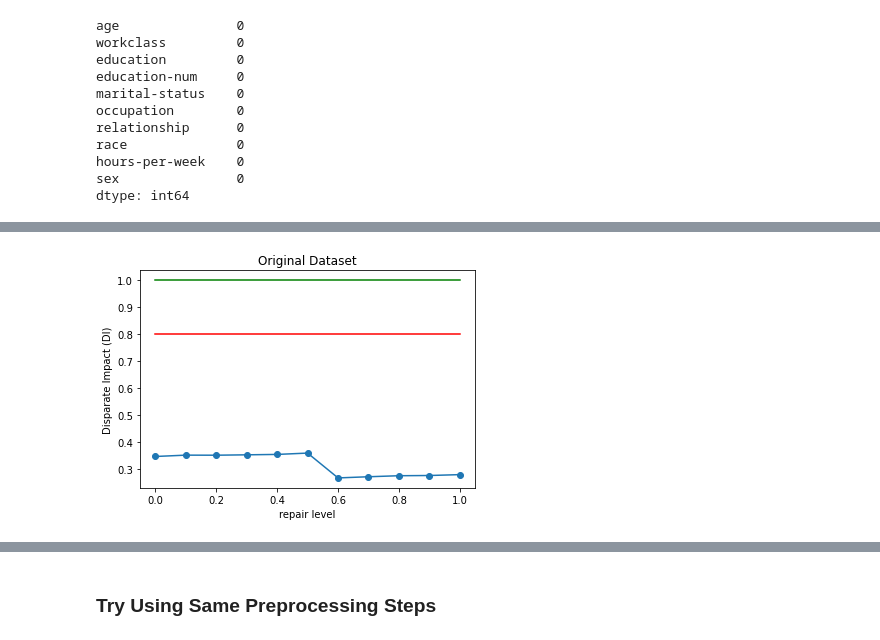
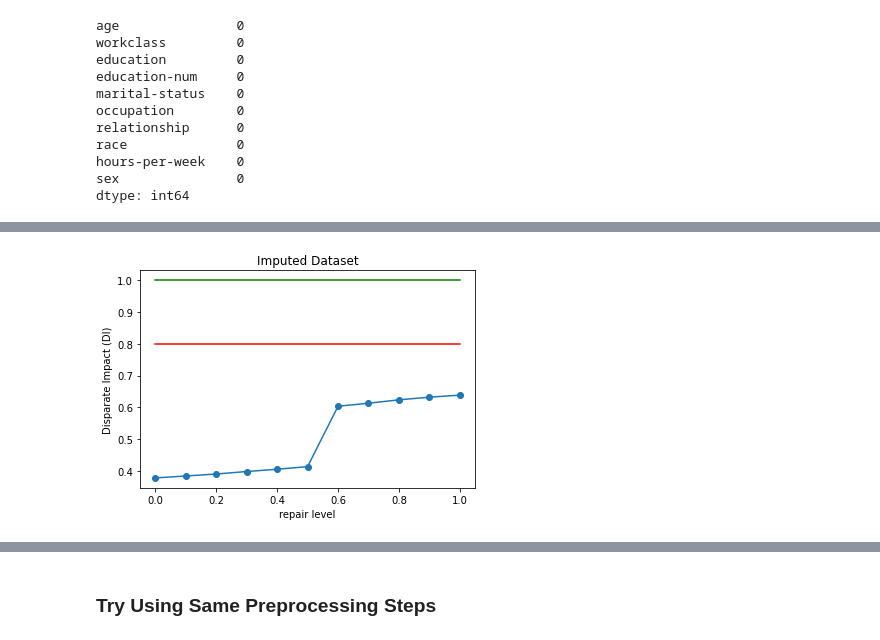
Before and after one commit to teamclouday/DataImputation, a Jupyter notebook: AIF360_Related/Disparate_Impact_Remover.ipynb, the cells around one changed output, grey strips where cells are left out. Saved outputs shown, nothing was run; the diff lists cells and outputs as text; code cells hidden in the pictures.

```diff
--- a/AIF360_Related/Disparate_Impact_Remover.ipynb
+++ b/AIF360_Related/Disparate_Impact_Remover.ipynb
@@ -68,7 +68,7 @@ dtype: int64
 from sklearn.model_selection import train_test_split
 tmp_df = pd.concat([data_complete.X, pd.DataFrame(data_complete.y, columns=["_TARGET_"])], axis=1).copy()
 tmp_df['sex'] = tmp_df['sex'].apply(lambda x : 0.0 if x == ' Female' else 1.0) # necessary for aif360 to understand
-tmp_df_train, tmp_df_test = train_test_split(tmp_df, test_size=0.3, shuffle=True)
+tmp_df_train, tmp_df_test = train_test_split(tmp_df, test_size=0.5, shuffle=True)
 data_imputed_train = StandardDataset(df=tmp_df_train, label_name="_TARGET_", favorable_classes=lambda x: x > 0,
                                      protected_attribute_names=['sex'], privileged_classes=[[1.0]],
                                      features_to_keep=data_complete.X.columns.tolist(),
@@ -103,7 +103,7 @@ data_orig_test = StandardDataset(df=tmp_df_test, label_name="_TARGET_", favorabl
 data_orig_train.features = scaler.fit_transform(data_orig_train.features)
 data_orig_test.features = scaler.transform(data_orig_test.features)
 # %%
-def run(train, test):
+def run(train, test, title):
     index = train.feature_names.index('sex')
     DIs = []
     for level in tqdm(np.linspace(0., 1., 11)):
@@ -125,4 +125,11 @@ def run(train, test):
         u = [{'sex': 0}]
         cm = BinaryLabelDatasetMetric(test_repd_pred, privileged_groups=p, unprivileged_groups=u)
         DIs.append(cm.disparate_impact())
-    return DIs
+    %matplotlib inline
+    plt.plot(np.linspace(0, 1, 11), DIs, marker='o')
+    plt.plot([0, 1], [1, 1], 'g')
+    plt.plot([0, 1], [0.8, 0.8], 'r')
+    plt.ylabel('Disparate Impact (DI)')
+    plt.xlabel('repair level')
+    plt.title(title)
+    plt.show()
@@ -144,11 +136,4 @@ DIs2 = run(data_orig_train, data_orig_test)
-# %%
-%matplotlib inline
-plt.plot(np.linspace(0, 1, 11), DIs2, marker='o')
-plt.plot([0, 1], [1, 1], 'g')
-plt.plot([0, 1], [0.8, 0.8], 'r')
-plt.ylabel('Disparate Impact (DI)')
-plt.xlabel('repair level')
-plt.title("Original Dataset")
-plt.show()
-# %% [output]
-[figure, removed]
+# %%
+run(data_imputed_train, data_imputed_test, "Imputed Dataset")
+# %% [output]
+[figure, added]
```
Also changed, not shown: parts of 11 cells of this notebook, 2 other files.
